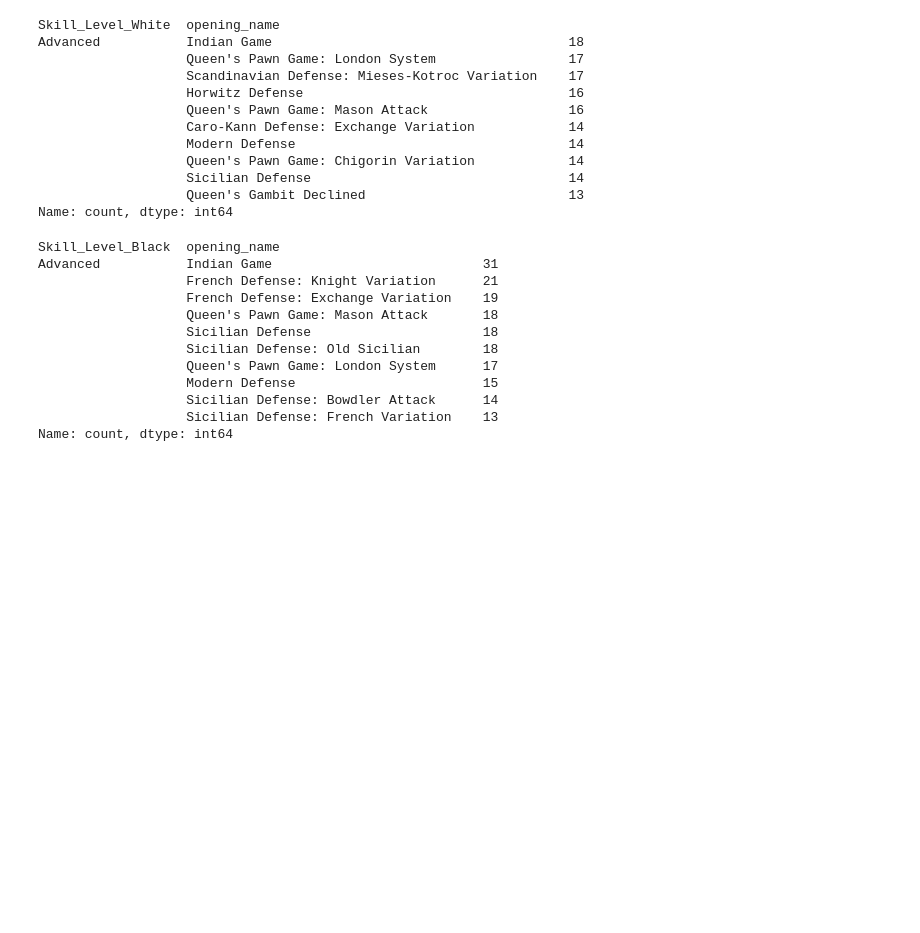
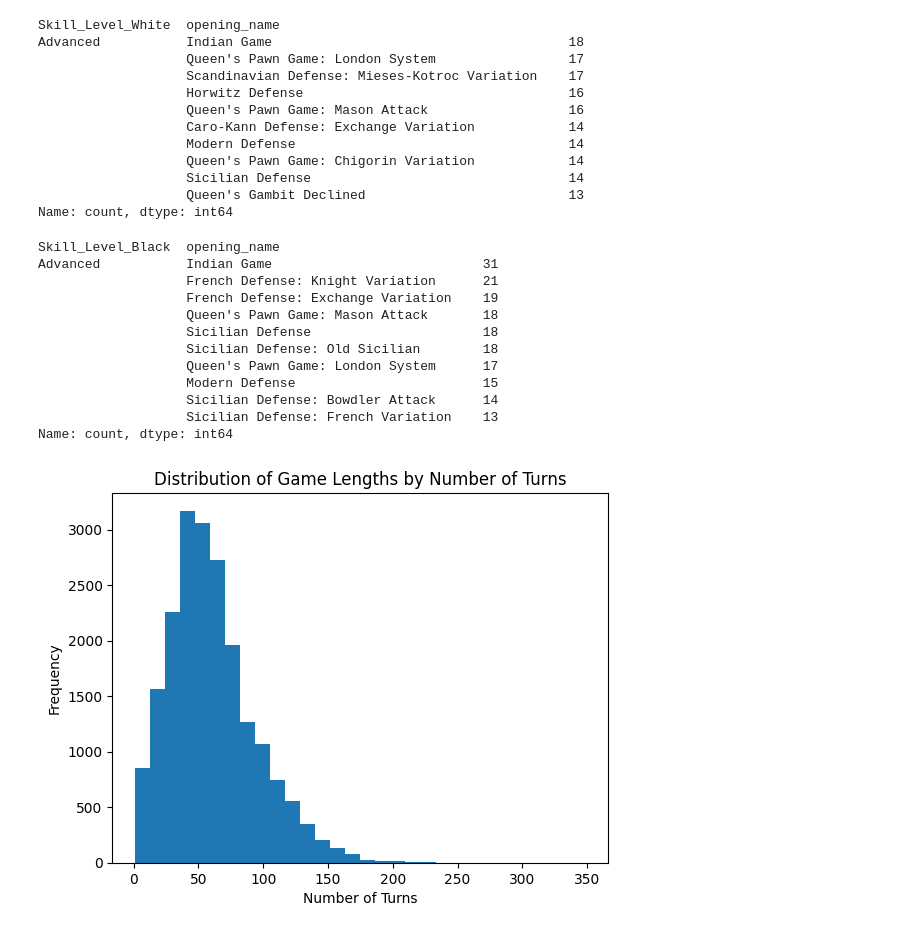
Before and after one commit to CarlChapman95/Chess_Games_Anaylsis, a Jupyter notebook: Chess.ipynb, the cells around one changed output. Saved outputs shown, nothing was run; the diff lists cells and outputs as text; code cells hidden in the pictures; blank space fills up the shorter version.

Commit message:
Added initial graphs

```diff
--- a/Chess.ipynb
+++ b/Chess.ipynb
@@ -265,3 +265,15 @@ Advanced           Indian Game                           31
                    Sicilian Defense: Bowdler Attack      14
                    Sicilian Defense: French Variation    13
 Name: count, dtype: int64
+# %%
+#A plt to show all games by number of moves
+import matplotlib.pyplot as plt
+
+plt.figure()
+plt.hist(df['turns'], bins=30)
+plt.xlabel('Number of Turns')
+plt.ylabel('Frequency')
+plt.title('Distribution of Game Lengths by Number of Turns')
+plt.show()
+# %% [output]
+[figure, added]
```
Also changed, not shown: parts of 2 cells of this notebook.
